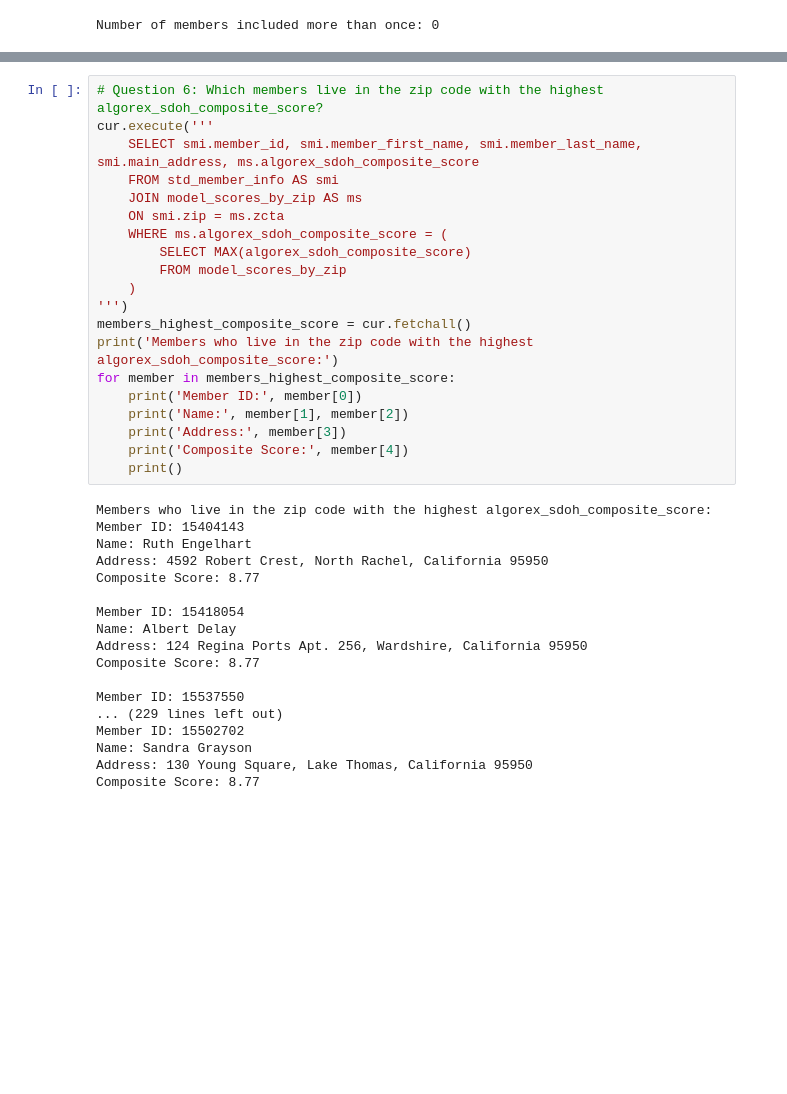
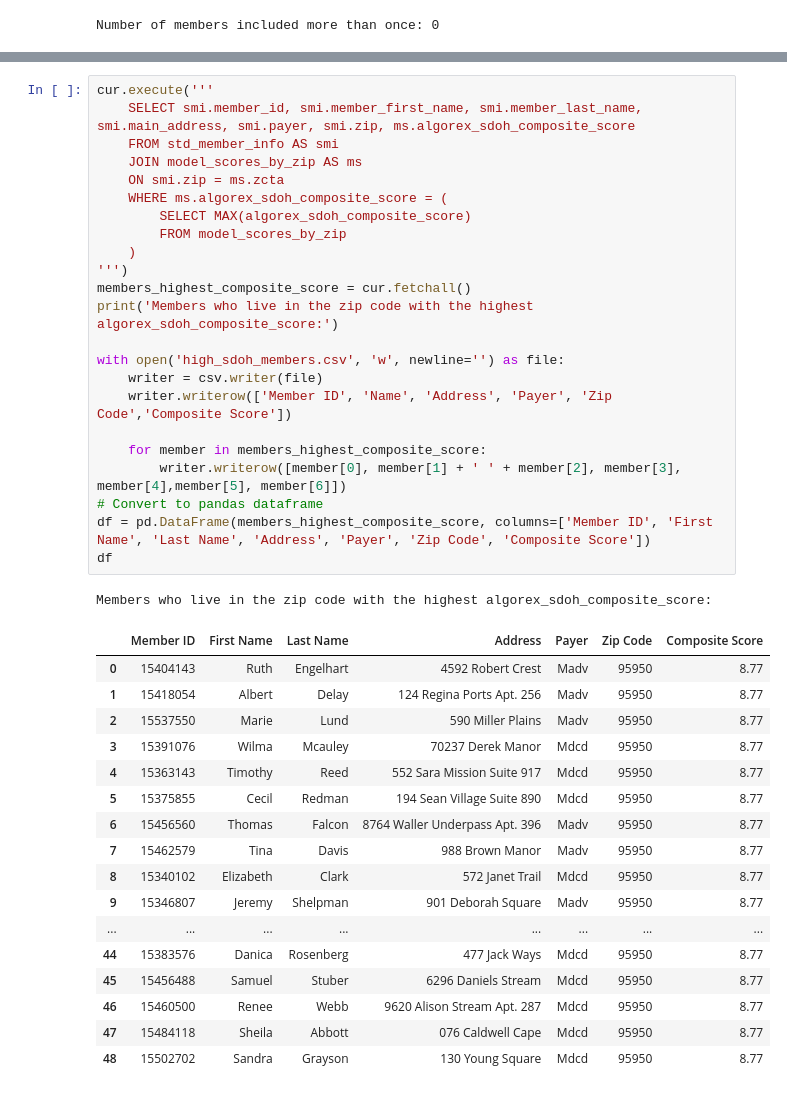
Before and after one commit to shubham-bhagwat/N1Health_Challenge, a Jupyter notebook: N1Health_Challenge.ipynb, the cells around one changed output, grey strips where cells are left out. Drawn from its saved outputs; the diff is of its cells as text; blank space fills up the shorter version.

```diff
--- a/N1Health_Challenge.ipynb
+++ b/N1Health_Challenge.ipynb
@@ -220,38 +298,42 @@ Average social isolation score for the members: 3.07
 # %%
-# Question 6: Which members live in the zip code with the highest algorex_sdoh_composite_score?
 cur.execute('''
-    SELECT smi.member_id, smi.member_first_name, smi.member_last_name, smi.main_address, ms.algorex_sdoh_composite_score
+    SELECT smi.member_id, smi.member_first_name, smi.member_last_name, smi.main_address, smi.payer, smi.zip, ms.algorex_sdoh_composite_score
     FROM std_member_info AS smi
     JOIN model_scores_by_zip AS ms
     ON smi.zip = ms.zcta
     WHERE ms.algorex_sdoh_composite_score = (
         SELECT MAX(algorex_sdoh_composite_score)
         FROM model_scores_by_zip
     )
 ''')
 members_highest_composite_score = cur.fetchall()
 print('Members who live in the zip code with the highest algorex_sdoh_composite_score:')
-for member in members_highest_composite_score:
-    print('Member ID:', member[0])
-    print('Name:', member[1], member[2])
-    print('Address:', member[3])
-    print('Composite Score:', member[4])
-    print()
+
+with open('high_sdoh_members.csv', 'w', newline='') as file:
+    writer = csv.writer(file)
+    writer.writerow(['Member ID', 'Name', 'Address', 'Payer', 'Zip Code','Composite Score'])
+
+    for member in members_highest_composite_score:
+        writer.writerow([member[0], member[1] + ' ' + member[2], member[3], member[4],member[5], member[6]])
+# Convert to pandas dataframe
+df = pd.DataFrame(members_highest_composite_score, columns=['Member ID', 'First Name', 'Last Name', 'Address', 'Payer', 'Zip Code', 'Composite Score'])
+df
 # %% [output]
 Members who live in the zip code with the highest algorex_sdoh_composite_score:
-Member ID: 15404143
-Name: Ruth Engelhart
-Address: 4592 Robert Crest, North Rachel, California 95950
-Composite Score: 8.77
-
-Member ID: 15418054
-Name: Albert Delay
-Address: 124 Regina Ports Apt. 256, Wardshire, California 95950
-Composite Score: 8.77
-
-Member ID: 15537550
-... (229 lines left out)
-Member ID: 15502702
-Name: Sandra Grayson
-Address: 130 Young Square, Lake Thomas, California 95950
-Composite Score: 8.77
+|  | Member ID | First Name | Last Name | Address | Payer | Zip Code | Composite Score |
+| 0 | 15404143 | Ruth | Engelhart | 4592 Robert Crest | Madv | 95950 | 8.77 |
+| 1 | 15418054 | Albert | Delay | 124 Regina Ports Apt. 256 | Madv | 95950 | 8.77 |
+| 2 | 15537550 | Marie | Lund | 590 Miller Plains | Madv | 95950 | 8.77 |
+| 3 | 15391076 | Wilma | Mcauley | 70237 Derek Manor | Mdcd | 95950 | 8.77 |
+| 4 | 15363143 | Timothy | Reed | 552 Sara Mission Suite 917 | Mdcd | 95950 | 8.77 |
+| 5 | 15375855 | Cecil | Redman | 194 Sean Village Suite 890 | Mdcd | 95950 | 8.77 |
+| 6 | 15456560 | Thomas | Falcon | 8764 Waller Underpass Apt. 396 | Madv | 95950 | 8.77 |
+| 7 | 15462579 | Tina | Davis | 988 Brown Manor | Madv | 95950 | 8.77 |
+| 8 | 15340102 | Elizabeth | Clark | 572 Janet Trail | Mdcd | 95950 | 8.77 |
+| 9 | 15346807 | Jeremy | Shelpman | 901 Deborah Square | Madv | 95950 | 8.77 |
+| ... | ... | ... | ... | ... | ... | ... | ... |
+| 44 | 15383576 | Danica | Rosenberg | 477 Jack Ways | Mdcd | 95950 | 8.77 |
+| 45 | 15456488 | Samuel | Stuber | 6296 Daniels Stream | Mdcd | 95950 | 8.77 |
+| 46 | 15460500 | Renee | Webb | 9620 Alison Stream Apt. 287 | Mdcd | 95950 | 8.77 |
+| 47 | 15484118 | Sheila | Abbott | 076 Caldwell Cape | Mdcd | 95950 | 8.77 |
+| 48 | 15502702 | Sandra | Grayson | 130 Young Square | Mdcd | 95950 | 8.77 |
```
Also changed, not shown: parts of 25 cells of this notebook.
